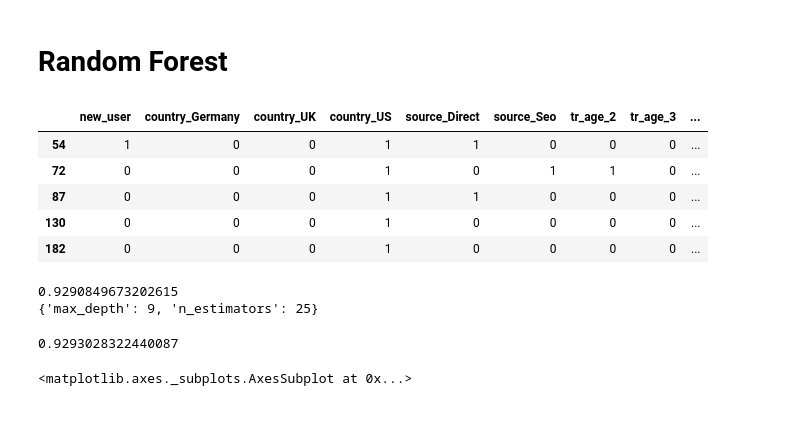
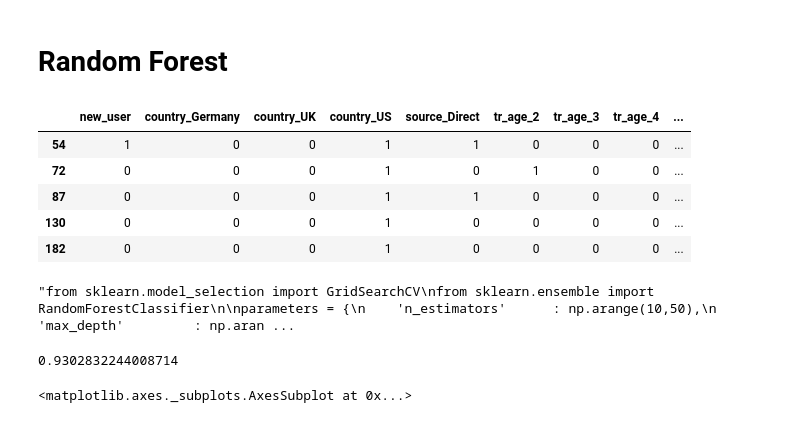
Before and after one commit to tbazzi/Data-Science---Fullstack-Bootcamp, a Jupyter notebook: S3_Projet_ConversionRate.ipynb, the cells around one changed output. Cells and saved outputs as stored; diff of their text form; code cells hidden in the pictures.

```diff
--- a/S3_Projet_ConversionRate.ipynb
+++ b/S3_Projet_ConversionRate.ipynb
@@ -467,14 +466,14 @@ df_tree = df_tree.append(df_temp)
 # %%
 df_tree = pd.get_dummies(df_tree, drop_first= True)
 #stocker la colonne "converted" dans la variable y
 y = df_tree["converted"]
 #Construire un nouveau dataset sans la colonne converted
-X = df_tree.drop(columns = ["converted"])
+X = df_tree.drop(columns = ["converted","source_Seo"])
 X.head()
 # %% [output]
-|  | new_user | country_Germany | country_UK | country_US | source_Direct | source_Seo | tr_age_2 | tr_age_3 | ... |
+|  | new_user | country_Germany | country_UK | country_US | source_Direct | tr_age_2 | tr_age_3 | tr_age_4 | ... |
 | 54 | 1 | 0 | 0 | 1 | 1 | 0 | 0 | 0 | ... |
-| 72 | 0 | 0 | 0 | 1 | 0 | 1 | 1 | 0 | ... |
+| 72 | 0 | 0 | 0 | 1 | 0 | 1 | 0 | 0 | ... |
 | 87 | 0 | 0 | 0 | 1 | 1 | 0 | 0 | 0 | ... |
 | 130 | 0 | 0 | 0 | 1 | 0 | 0 | 0 | 0 | ... |
 | 182 | 0 | 0 | 0 | 1 | 0 | 0 | 0 | 0 | ... |
@@ -487,7 +486,7 @@ X_train, X_test, y_train, y_test = train_test_split(X,
                                                     random_state=42
                                                     )
 # %%
-from sklearn.model_selection import GridSearchCV
+'''from sklearn.model_selection import GridSearchCV
 from sklearn.ensemble import RandomForestClassifier
 
 parameters = {
@@ -505,17 +504,16 @@ clfG = GridSearchCV(RandomForestClassifier(), parameters)#, cv=10, n_jobs=-1
 clfG.fit(X_train, y_train)
 
 print(clfG.score(X_test, y_test))
-print(clfG.best_params_)
+print(clfG.best_params_)'''
 # %% [output]
-0.9290849673202615
-{'max_depth': 9, 'n_estimators': 25}
+"from sklearn.model_selection import GridSearchCV\nfrom sklearn.ensemble import RandomForestClassifier\n\nparameters = {\n    'n_estimators'      : np.arange(10,50),\n    'max_depth'         : np.aran ...
 # %%
 clf=RandomForestClassifier(n_estimators=25)
 
 clf.fit(X_train,y_train)
 clf.score(X_test, y_test)
 # %% [output]
-0.9293028322440087
+0.9302832244008714
 # %%
 y_pred = clf.predict(X_test)
 cm = confusion_matrix(y_test, y_pred)
```
Also changed, not shown: parts of 15 cells of this notebook.
